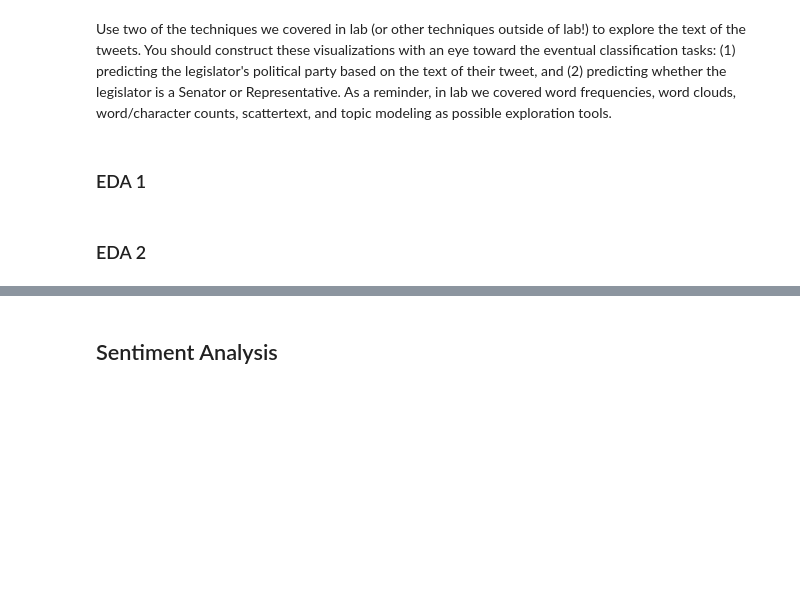
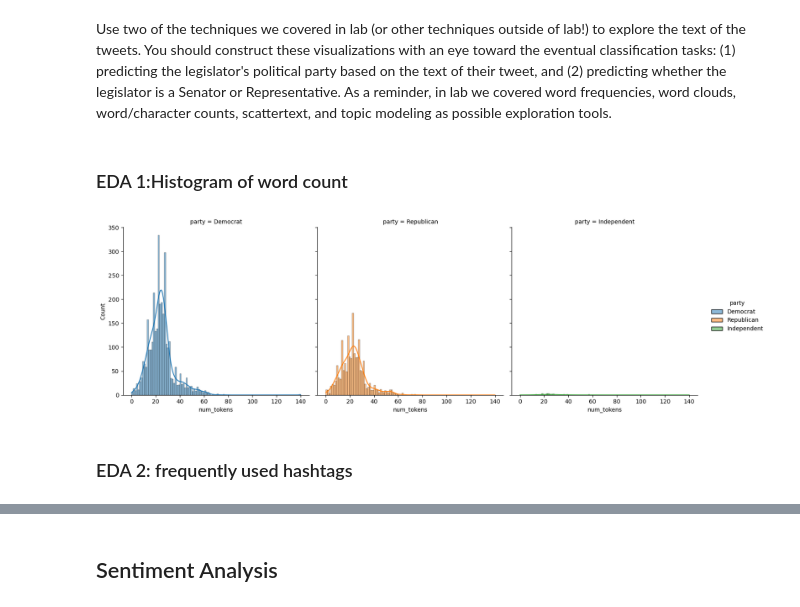
Before and after one commit to stacy0c/Computational-Social-Science-Projects, a Jupyter notebook: project5/Project 5 stacy.ipynb, the cells around one changed output, grey strips where cells are left out. Drawn from its saved outputs; the diff is of its cells as text; code cells hidden in the pictures; blank space fills up the shorter version.

```diff
--- a/project5/Project 5 stacy.ipynb
+++ b/project5/Project 5 stacy.ipynb
@@ -153,0 +175,3 @@ tokens_reduced[0:5]
+# %%
+congress_tweets['tokens'] = congress_tweets['text'].map(lambda x: rem_punc_stop(x)) # can use apply here
+congress_tweets['tokens'] # visualize
@@ -156,4 +193,4 @@ tokens_reduced[0:5]
 # %% [markdown]
 Use two of the techniques we covered in lab (or other techniques outside of lab!) to explore the text of the tweets. You should construct these visualizations with an eye toward the eventual classification tasks: (1) predicting the legislator's political party based on the text of their tweet, and (2) predicting whether the legislator is a Senator or Representative. As a reminder, in lab we covered word frequencies, word clouds, word/character counts, scattertext, and topic modeling as possible exploration tools.
 # %% [markdown]
-### EDA 1
+### EDA 1:Histogram of word count
@@ -162,2 +197,14 @@ Use two of the techniques we covered in lab (or other techniques outside of lab!
+# %%
+# Apply the function to each tweet in the DataFrame
+congress_tweets['tokens_reduced'] = congress_tweets['text'].apply(rem_punc_stop)
+
+# Calculate the number of tokens for each tweet
+congress_tweets['num_tokens'] = congress_tweets['tokens_reduced'].apply(len)
+
+# Plot histograms of token count by party
+sns.displot(congress_tweets, x="num_tokens", hue="party", col="party", kde=True)
+plt.show()
+# %% [output]
+[figure, added]
 # %% [markdown]
-### EDA 2
+### EDA 2: frequently used hashtags
```
Also changed, not shown: parts of 49 cells of this notebook.
